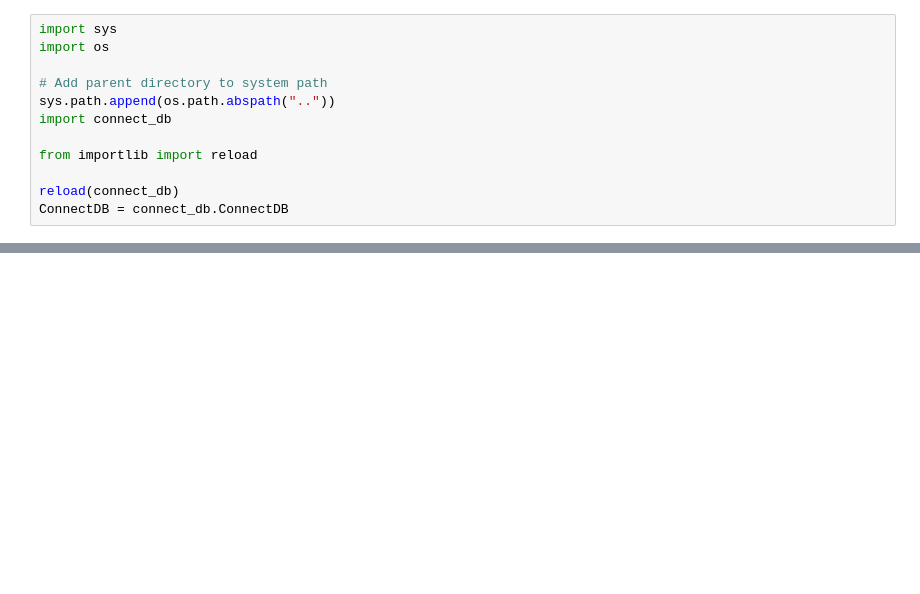
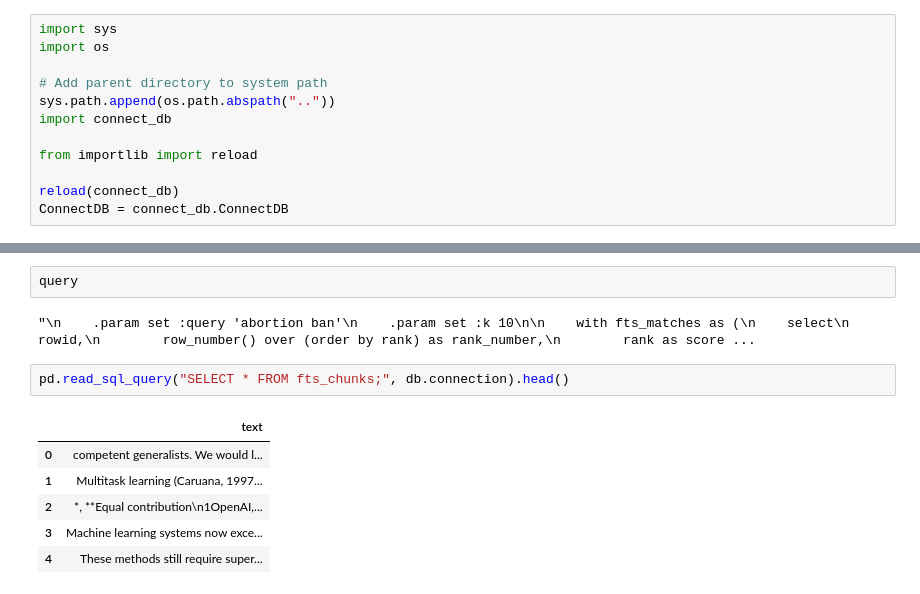
Before and after one commit to Pleias/pleias_ScholasticAI, a Jupyter notebook: notebooks/test_matthieu.ipynb, the cells around one changed output, grey strips where cells are left out. Saved outputs shown, nothing was run; the diff lists cells and outputs as text; blank space fills up the shorter version.

```diff
--- a/notebooks/test_matthieu.ipynb
+++ b/notebooks/test_matthieu.ipynb
@@ -83,0 +266,13 @@ test.get("document_name")
+# %%
+query
+# %% [output]
+"\n    .param set :query 'abortion ban'\n    .param set :k 10\n\n    with fts_matches as (\n    select\n        rowid,\n        row_number() over (order by rank) as rank_number,\n        rank as score ...
+# %%
+pd.read_sql_query("SELECT * FROM fts_chunks;", db.connection).head()
+# %% [output]
+|  | text |
+| 0 | competent generalists. We would l... |
+| 1 | Multitask learning (Caruana, 1997... |
+| 2 | *, **Equal contribution\n1OpenAI,... |
+| 3 | Machine learning systems now exce... |
+| 4 | These methods still require super... |
```
Also changed, not shown: parts of 7 cells of this notebook, 3 other files.
